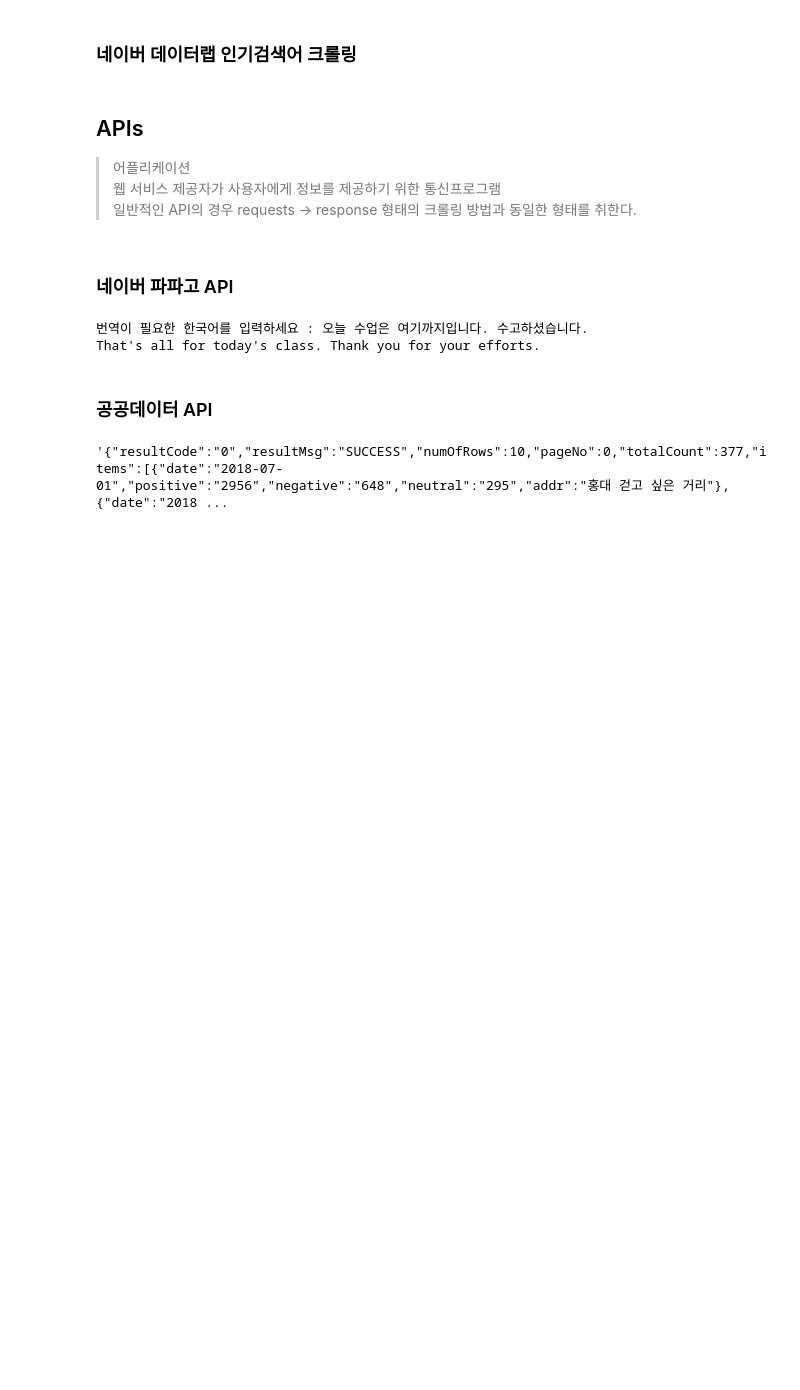
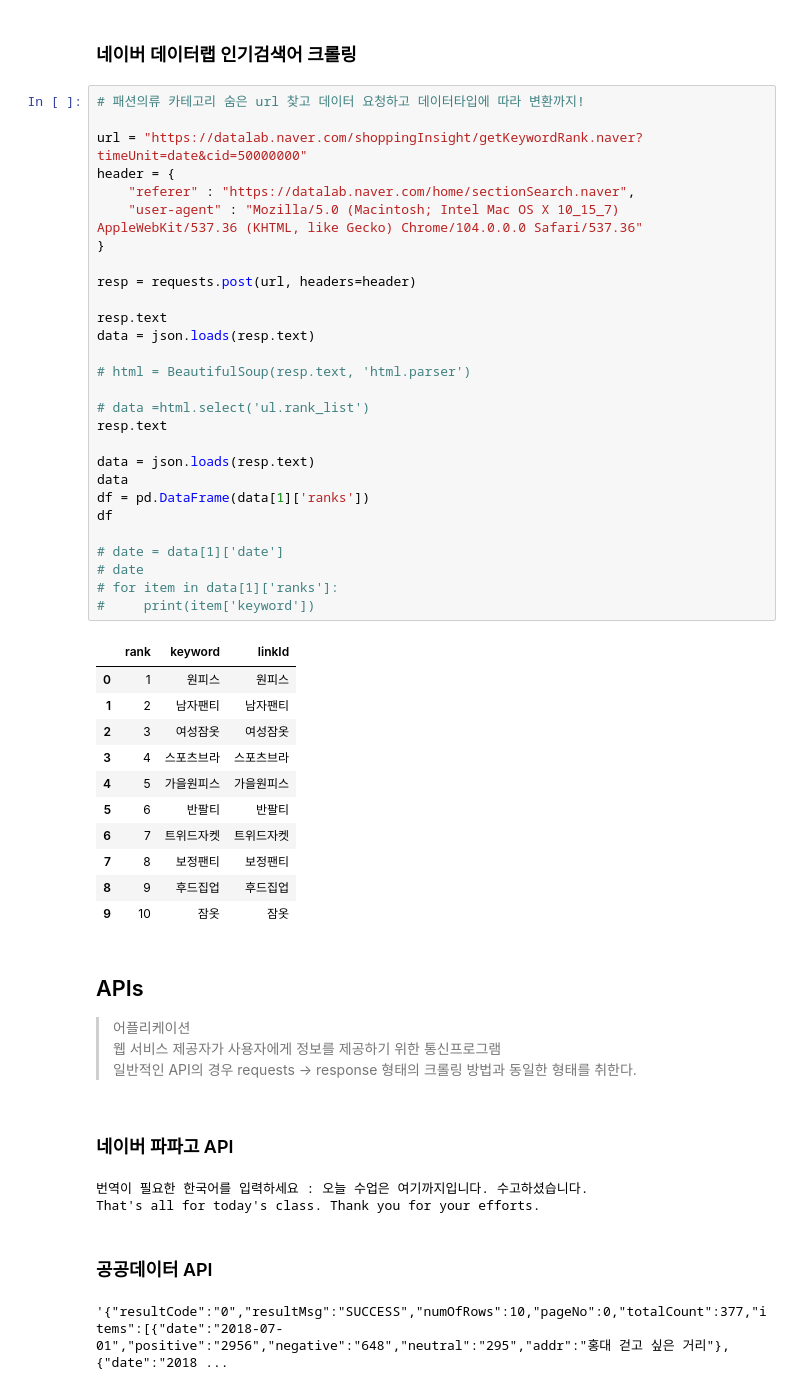
Before and after one commit to sainthm/MGS_AI_DS, a Jupyter notebook: web_crawling/06_python_crawler.ipynb, the cells around one changed output. Cells and saved outputs as stored; diff of their text form; blank space fills up the shorter version.

```diff
--- a/web_crawling/06_python_crawler.ipynb
+++ b/web_crawling/06_python_crawler.ipynb
@@ -959,6 +959,46 @@ data['data']
 | 9 | A005930 | 2022-05-06 15:30:15 | 66500.0 | 15:30:15 | FALL | 1400.0 | -0.020619 | 67900.0 | ... |
 # %% [markdown]
 ### 네이버 데이터랩 인기검색어 크롤링
+# %%
+# 패션의류 카테고리 숨은 url 찾고 데이터 요청하고 데이터타입에 따라 변환까지!
+
+url = "https://datalab.naver.com/shoppingInsight/getKeywordRank.naver?timeUnit=date&cid=50000000"
+header = {
+    "referer" : "https://datalab.naver.com/home/sectionSearch.naver",
+    "user-agent" : "Mozilla/5.0 (Macintosh; Intel Mac OS X 10_15_7) AppleWebKit/537.36 (KHTML, like Gecko) Chrome/104.0.0.0 Safari/537.36"
+}
+
+resp = requests.post(url, headers=header)
+
+resp.text
+data = json.loads(resp.text)
+
+# html = BeautifulSoup(resp.text, 'html.parser')
+
+# data =html.select('ul.rank_list')
+resp.text
+
+data = json.loads(resp.text)
+data
+df = pd.DataFrame(data[1]['ranks'])
+df
+
+# date = data[1]['date']
+# date
+# for item in data[1]['ranks']:
+#     print(item['keyword'])
+# %% [output]
+|  | rank | keyword | linkId |
+| 0 | 1 | 원피스 | 원피스 |
+| 1 | 2 | 남자팬티 | 남자팬티 |
+| 2 | 3 | 여성잠옷 | 여성잠옷 |
+| 3 | 4 | 스포츠브라 | 스포츠브라 |
+| 4 | 5 | 가을원피스 | 가을원피스 |
+| 5 | 6 | 반팔티 | 반팔티 |
+| 6 | 7 | 트위드자켓 | 트위드자켓 |
+| 7 | 8 | 보정팬티 | 보정팬티 |
+| 8 | 9 | 후드집업 | 후드집업 |
+| 9 | 10 | 잠옷 | 잠옷 |
 # %% [markdown]
 ## APIs
 > 어플리케이션
```
